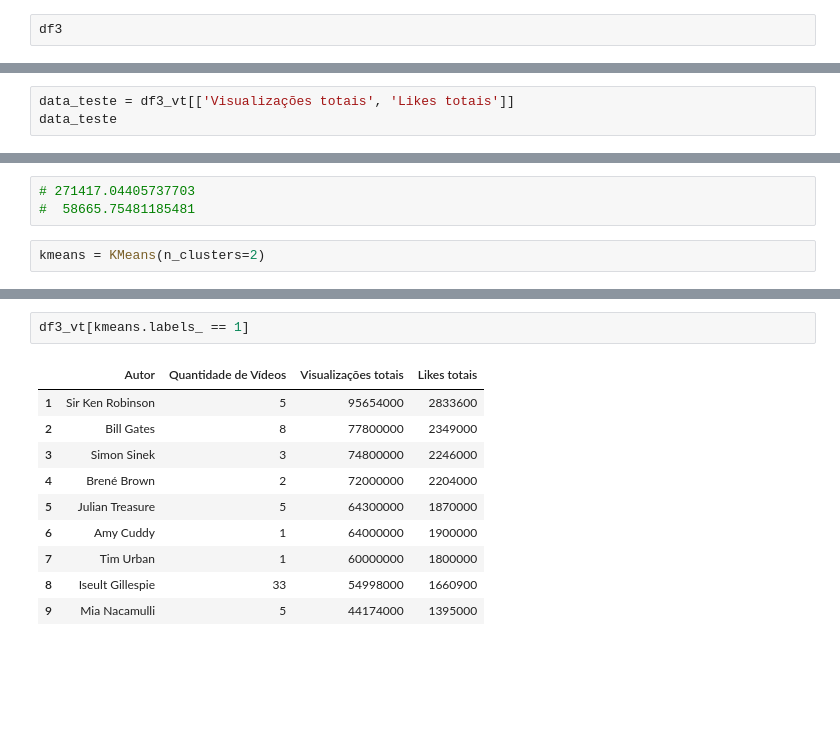
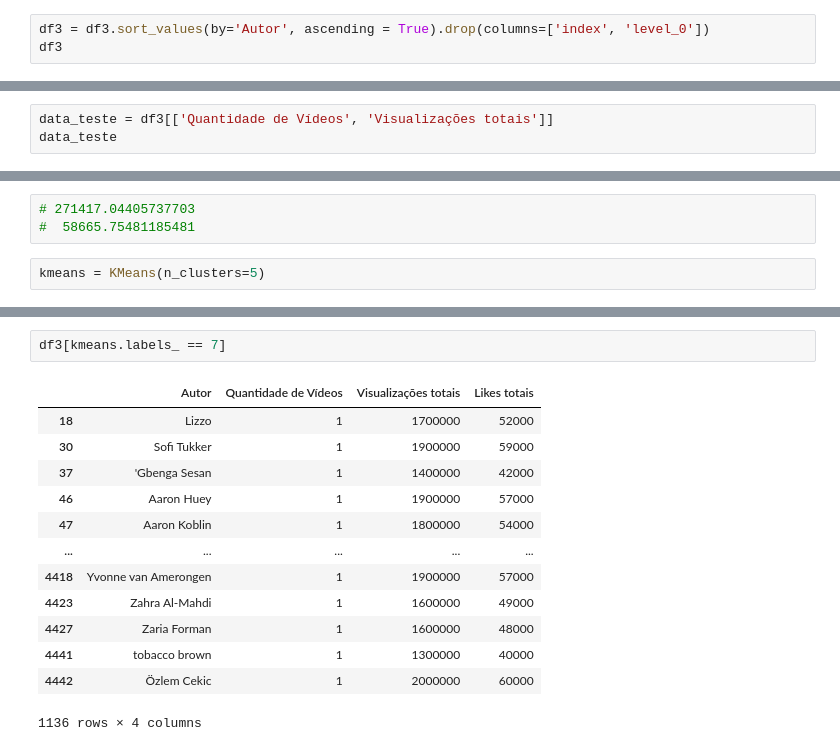
Before and after one commit to LuisHenriqueAL/Projeto_ICD, a Jupyter notebook: main.ipynb, the cells around one changed output, grey strips where cells are left out. Cells and saved outputs as stored; diff of their text form; blank space fills up the shorter version.

```diff
--- a/main.ipynb
+++ b/main.ipynb
@@ -188,6 +188,7 @@ df3_vt = df3.sort_values(by='Visualizações totais', ascending = False).reset_i
 df3_lt = pd.DataFrame()
 df3_lt = df3.sort_values(by='Likes totais', ascending = False).reset_index().drop(columns=['index']).iloc[0:10]
 # %%
+df3 = df3.sort_values(by='Autor', ascending = True).drop(columns=['index', 'level_0'])
 df3
 # %% [output]
 |  | Autor | Quantidade de Vídeos | Visualizações totais | Likes totais |
@@ -349,4 +365,4 @@ sns.scatterplot(data = df3_vt, x = 'Visualizações totais', y = 'Likes totais')
 # %%
-data_teste = df3_vt[['Visualizações totais', 'Likes totais']]
+data_teste = df3[['Quantidade de Vídeos', 'Visualizações totais']]
 data_teste
 # %% [output]
@@ -365,7 +383,7 @@ data_teste
 # 271417.04405737703
 #  58665.75481185481
 # %%
-kmeans = KMeans(n_clusters=2)
+kmeans = KMeans(n_clusters=5)
 # %%
 kmeans.fit(data_teste)
 # %% [output]
@@ -386,13 +404,16 @@ kmeans.inertia_
 # %%
-df3_vt[kmeans.labels_ == 1]
+df3[kmeans.labels_ == 7]
 # %% [output]
 |  | Autor | Quantidade de Vídeos | Visualizações totais | Likes totais |
-| 1 | Sir Ken Robinson | 5 | 95654000 | 2833600 |
-| 2 | Bill Gates | 8 | 77800000 | 2349000 |
-| 3 | Simon Sinek | 3 | 74800000 | 2246000 |
-| 4 | Brené Brown | 2 | 72000000 | 2204000 |
-| 5 | Julian Treasure | 5 | 64300000 | 1870000 |
-| 6 | Amy Cuddy | 1 | 64000000 | 1900000 |
-| 7 | Tim Urban | 1 | 60000000 | 1800000 |
-| 8 | Iseult Gillespie | 33 | 54998000 | 1660900 |
-| 9 | Mia Nacamulli | 5 | 44174000 | 1395000 |
+| 18 | Lizzo | 1 | 1700000 | 52000 |
+| 30 | Sofi Tukker | 1 | 1900000 | 59000 |
+| 37 | 'Gbenga Sesan | 1 | 1400000 | 42000 |
+| 46 | Aaron Huey | 1 | 1900000 | 57000 |
+| 47 | Aaron Koblin | 1 | 1800000 | 54000 |
+| ... | ... | ... | ... | ... |
+| 4418 | Yvonne van Amerongen | 1 | 1900000 | 57000 |
+| 4423 | Zahra Al-Mahdi | 1 | 1600000 | 49000 |
+| 4427 | Zaria Forman | 1 | 1600000 | 48000 |
+| 4441 | tobacco brown | 1 | 1300000 | 40000 |
+| 4442 | Özlem Cekic | 1 | 2000000 | 60000 |
+1136 rows × 4 columns
```
Also changed, not shown: parts of 8 cells of this notebook.
